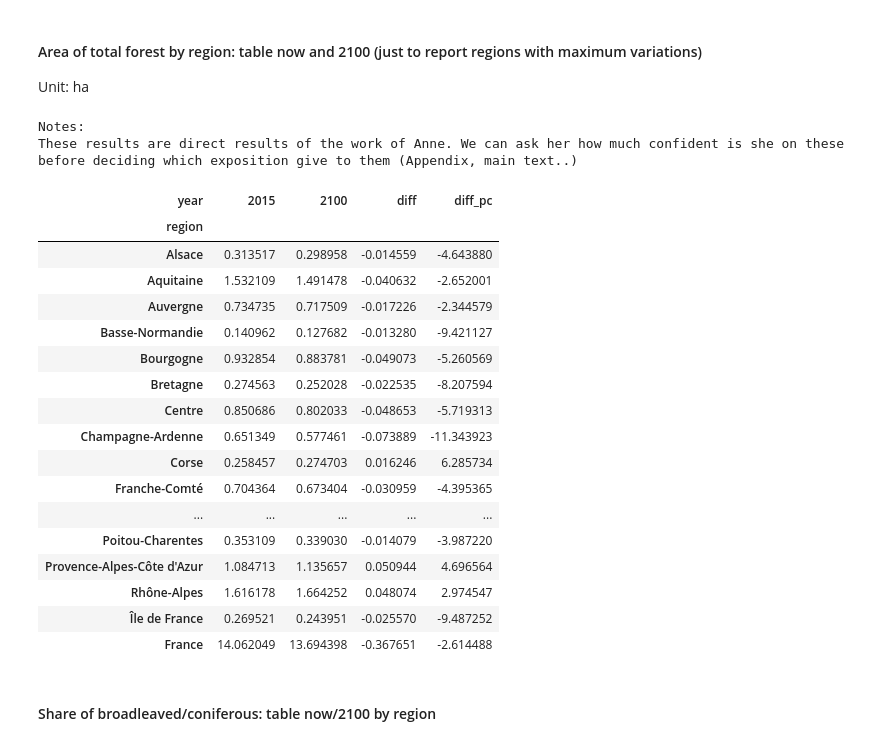
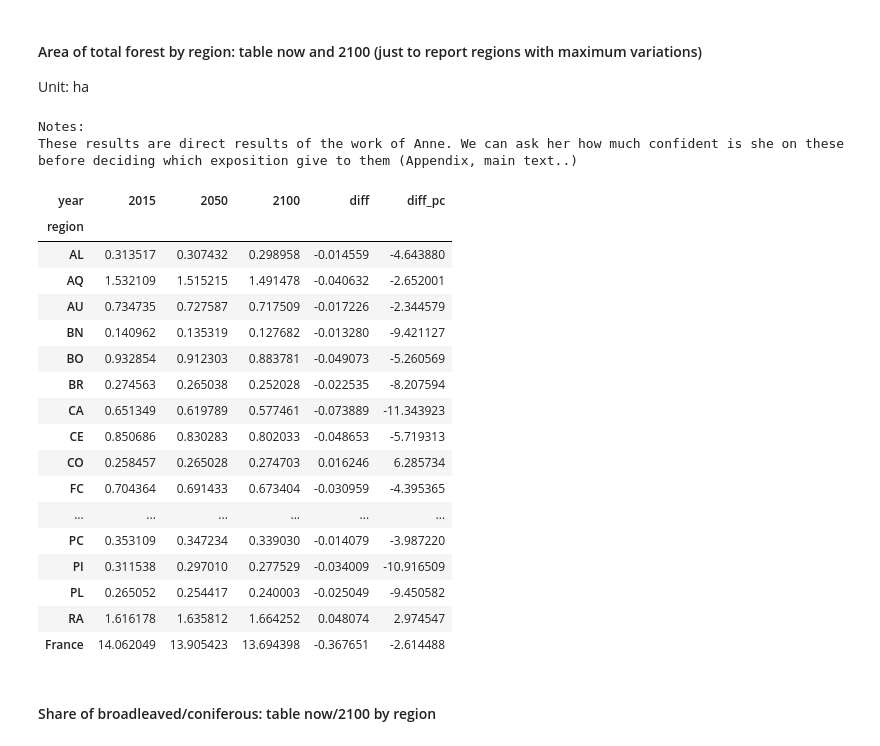
Before and after one commit to LEFNancy/ffsm_pp, a Jupyter notebook: 00_private/2015_oracle/data/output/parser_oracle.ipynb, the cells around one changed output. Saved outputs shown, nothing was run; the diff lists cells and outputs as text; code cells hidden in the pictures.

```diff
--- a/00_private/2015_oracle/data/output/parser_oracle.ipynb
+++ b/00_private/2015_oracle/data/output/parser_oracle.ipynb
@@ -31,6 +31,19 @@ regions_map = {11042: 'Alsace', 11061: 'Aquitaine', 11072: 'Auvergne', 11025: 'B
     11023: 'Haute-Normandie', 11010: 'Île de France', 11081: 'Languedoc-Roussillon', 11063: 'Limousin',
     11041: 'Lorraine', 11062: 'Midi-Pyrénées', 11030: 'Nord - Pas-de-Calais', 11051: 'Pays de la Loire',
     11022: 'Picardie', 11053: 'Poitou-Charentes', 11082: 'Provence-Alpes-Côte d\'Azur', 11071: 'Rhône-Alpes'}
+
+regions_map_name_to_short = {'Alsace': 'AL', 'Aquitaine': 'AQ', 'Auvergne': 'AU', 'Basse-Normandie': 'BN',
+                             'Bourgogne': 'BO', 'Bretagne': 'BR', 'Centre': 'CE', 'Champagne-Ardenne': 'CA',
+                             'Corse': 'CO', 'Franche-Comté': 'FC', 'Haute-Normandie': 'HN', 'Île de France': 'IF',
+                             'Languedoc-Roussillon': 'LR', 'Limousin': 'LI', 'Lorraine': 'LO', 'Midi-Pyrénées': 'MP',
+                             'Nord - Pas-de-Calais': 'NP', 'Pays de la Loire': 'PL', 'Picardie': 'PI',
+                             'Poitou-Charentes': 'PC', 'Provence-Alpes-Côte d\'Azur': 'PA', 'Rhône-Alpes': 'RA',
+                             'France': 'Fr'}
+regions_map_id_to_short = {11042: 'AL', 11061: 'AQ', 11072: 'AU', 11025: 'BN', 11026: 'BO', 11052: 'BR', 11024: 'CE',
+                           11021: 'CA', 11083: 'CO', 11043: 'FC', 11023: 'HN', 11010: 'IF', 11081: 'LR', 11063: 'LI',
+                           11041: 'LO', 11062: 'MP', 11030: 'NP', 11051: 'PL', 11022: 'PI', 11053: 'PC', 11082: 'PA',
+                           11071: 'RA', 11000: 'France'}
+
 products_map = {'hardWRoundW': 'Hardwood Roundwood', 'softWRoundW': 'Softwood Roundwood',
                 'pulpWFuelW': 'Pulpwood and Fuelwood', 'fuelW': 'Fuelwood', 'hardWSawnW': 'Hardwood Sawnwood',
                 'softWSawnW': 'Softwood Sawnwood', 'plyW': 'Plywood', 'pulpW': 'Pulpwood', 'pannels': 'Pannels'}
@@ -38,6 +51,10 @@ products_map = {'hardWRoundW': 'Hardwood Roundwood', 'softWRoundW': 'Softwood Ro
 # sigma – prix elasticity (supply and demand)
 sigma_map = {'hardWRoundW': 1.2, 'softWRoundW': 0.9, 'pulpWFuelW': 0.9, 'fuelW': -0.6, 'hardWSawnW': -0.5,
              'softWSawnW': -0.4, 'plyW': -0.3, 'pannels': -0.5, 'pulpW': -0.5}
+
+fgroup_map = {'broadL_highF': 'Broadleaved','broadL_mixedF': 'Broadleaved','broadL_copp': 'Broadleaved',
+             'con_highF': 'Coniferous', np.nan: 'All forest'}
+
 gamma = 0.5
 trs   = 0.5
 # %% [markdown]
@@ -66,7 +97,9 @@ carbonDataReg = carbonDataReg.drop(['country'],axis=1) # we don't want this colu
 # %% [markdown]
 ### Common data tidying ###
 # %%
-forestDataReg['spGroup'] = np.where(forestDataReg['forType'].isin(['broadL_highF', 'broadL_mixedF','broadL_copp','ash']), 'broadleaved', 'coniferous')
+forestDataReg['spGroup'] = forestDataReg['forType']
+forestDataReg.replace({'spGroup': fgroup_map}, inplace=True) # doesn't work on index, only on a column
+
 #forestDataReg.replace({'region': regions_map}, inplace=True)
 #productDataReg.replace({'region': regions_map}, inplace=True)
 productDataReg['prodLev'] = np.where(productDataReg['prod'].isin(['hardWRoundW', 'softWRoundW', 'pulpWFuelW','ashRoundW']), 'priProd', 'secProd')
@@ -78,57 +111,62 @@ Unit: ha
 # %%
 # creating tables forArea_total_arpege_a1b and forArea_total_a1b
 forArea = forestDataReg[forestDataReg['parName'] == 'forArea'].copy()
-forArea.replace({'region': regions_map}, inplace=True) # doesn't work on index, only on a column
+#forArea.replace({'region': regions_map}, inplace=True) # doesn't work on index, only on a column
+#forArea.replace({'region': regions_map_name_to_short}, inplace=True)
+forArea.replace({'region': regions_map_id_to_short}, inplace=True)
 forArea = forArea.drop(['freeDim','parName','forType'],axis=1) # we don't want these columns never
 forArea_byGroup = forArea.groupby(['scen','region','year','spGroup'], as_index=False).agg(np.sum)
 forArea_total = forArea.groupby(['scen','region','year'], as_index=False).agg(np.sum)
-forArea_total = forArea_total[forArea_total['year'].isin([2015,2100])]
+forArea_total = forArea_total[forArea_total['year'].isin([2015,2050,2100])]
 forArea_total_arpege_a1b = forArea_total[forArea_total['scen'] == 'arpege_a1b']
 forArea_total_arpege_a1b = forArea_total_arpege_a1b.drop(['scen'], axis=1)
 forArea_total_arpege_a1b.set_index(['region','year'], inplace=True)
 forArea_total_arpege_a1b = forArea_total_arpege_a1b.unstack(['year'])
 forArea_total_arpege_a1b.columns = forArea_total_arpege_a1b.columns.droplevel() # DROP TOP COLUMN LEVEL
 
 forArea_total_arpege_a1b['diff'] = forArea_total_arpege_a1b[2100]-forArea_total_arpege_a1b[2015]
 forArea_total_arpege_a1b.loc['France'] = forArea_total_arpege_a1b.sum()
 
 forArea_total_a1b = forArea_total[forArea_total['scen'].isin(scenarios_a1b)]
+forArea_total_a1b_2100 = forArea_total_a1b[forArea_total_a1b['year']==2100]
+forArea_total_a1b_2100 = forArea_total_a1b_2100.groupby(['scen']).agg(np.sum)
+#print(forArea_total_a1b_2100)
+
 forArea_total_a1b = forArea_total_a1b.groupby(['region','year']).agg(np.mean)
 forArea_total_a1b = forArea_total_a1b.unstack(['year'])
 forArea_total_a1b.columns = forArea_total_a1b.columns.droplevel() # DROP TOP COLUMN LEVEL
 
 forArea_total_a1b['diff'] = forArea_total_a1b[2100]-forArea_total_a1b[2015]
 
 forArea_total_a1b.loc['France'] = forArea_total_a1b.sum()
 forArea_total_a1b_Mha = forArea_total_a1b/1000000
 forArea_total_a1b_Mha['diff_pc'] = 100*forArea_total_a1b_Mha['diff']/forArea_total_a1b_Mha[2015]
 print("Notes:")
 print("These results are direct results of the work of Anne. We can ask her how much confident is she on these before deciding which exposition give to them (Appendix, main text..)")
 
 forArea_total_a1b_Mha
-
 #print (forArea_total_a1b.to_latex(formatters=[form1, form1, form1]))
 # %% [output]
 Notes:
 These results are direct results of the work of Anne. We can ask her how much confident is she on these before deciding which exposition give to them (Appendix, main text..)
-| year | 2015 | 2100 | diff | diff_pc |
-| region |  |  |  |  |
-| Alsace | 0.313517 | 0.298958 | -0.014559 | -4.643880 |
-| Aquitaine | 1.532109 | 1.491478 | -0.040632 | -2.652001 |
-| Auvergne | 0.734735 | 0.717509 | -0.017226 | -2.344579 |
-| Basse-Normandie | 0.140962 | 0.127682 | -0.013280 | -9.421127 |
-| Bourgogne | 0.932854 | 0.883781 | -0.049073 | -5.260569 |
-| Bretagne | 0.274563 | 0.252028 | -0.022535 | -8.207594 |
-| Centre | 0.850686 | 0.802033 | -0.048653 | -5.719313 |
-| Champagne-Ardenne | 0.651349 | 0.577461 | -0.073889 | -11.343923 |
-| Corse | 0.258457 | 0.274703 | 0.016246 | 6.285734 |
-| Franche-Comté | 0.704364 | 0.673404 | -0.030959 | -4.395365 |
-| ... | ... | ... | ... | ... |
-| Poitou-Charentes | 0.353109 | 0.339030 | -0.014079 | -3.987220 |
-| Provence-Alpes-Côte d'Azur | 1.084713 | 1.135657 | 0.050944 | 4.696564 |
-| Rhône-Alpes | 1.616178 | 1.664252 | 0.048074 | 2.974547 |
-| Île de France | 0.269521 | 0.243951 | -0.025570 | -9.487252 |
-| France | 14.062049 | 13.694398 | -0.367651 | -2.614488 |
+| year | 2015 | 2050 | 2100 | diff | diff_pc |
+| region |  |  |  |  |  |
+| AL | 0.313517 | 0.307432 | 0.298958 | -0.014559 | -4.643880 |
+| AQ | 1.532109 | 1.515215 | 1.491478 | -0.040632 | -2.652001 |
+| AU | 0.734735 | 0.727587 | 0.717509 | -0.017226 | -2.344579 |
+| BN | 0.140962 | 0.135319 | 0.127682 | -0.013280 | -9.421127 |
+| BO | 0.932854 | 0.912303 | 0.883781 | -0.049073 | -5.260569 |
+| BR | 0.274563 | 0.265038 | 0.252028 | -0.022535 | -8.207594 |
+| CA | 0.651349 | 0.619789 | 0.577461 | -0.073889 | -11.343923 |
+| CE | 0.850686 | 0.830283 | 0.802033 | -0.048653 | -5.719313 |
+| CO | 0.258457 | 0.265028 | 0.274703 | 0.016246 | 6.285734 |
+| FC | 0.704364 | 0.691433 | 0.673404 | -0.030959 | -4.395365 |
+| ... | ... | ... | ... | ... | ... |
+| PC | 0.353109 | 0.347234 | 0.339030 | -0.014079 | -3.987220 |
+| PI | 0.311538 | 0.297010 | 0.277529 | -0.034009 | -10.916509 |
+| PL | 0.265052 | 0.254417 | 0.240003 | -0.025049 | -9.450582 |
+| RA | 1.616178 | 1.635812 | 1.664252 | 0.048074 | 2.974547 |
+| France | 14.062049 | 13.905423 | 13.694398 | -0.367651 | -2.614488 |
 # %% [markdown]
 #### Share of broadleaved/coniferous:  table now/2100 by region ####
 # %%
```
Also changed, not shown: parts of 26 cells of this notebook, 9 other files.
